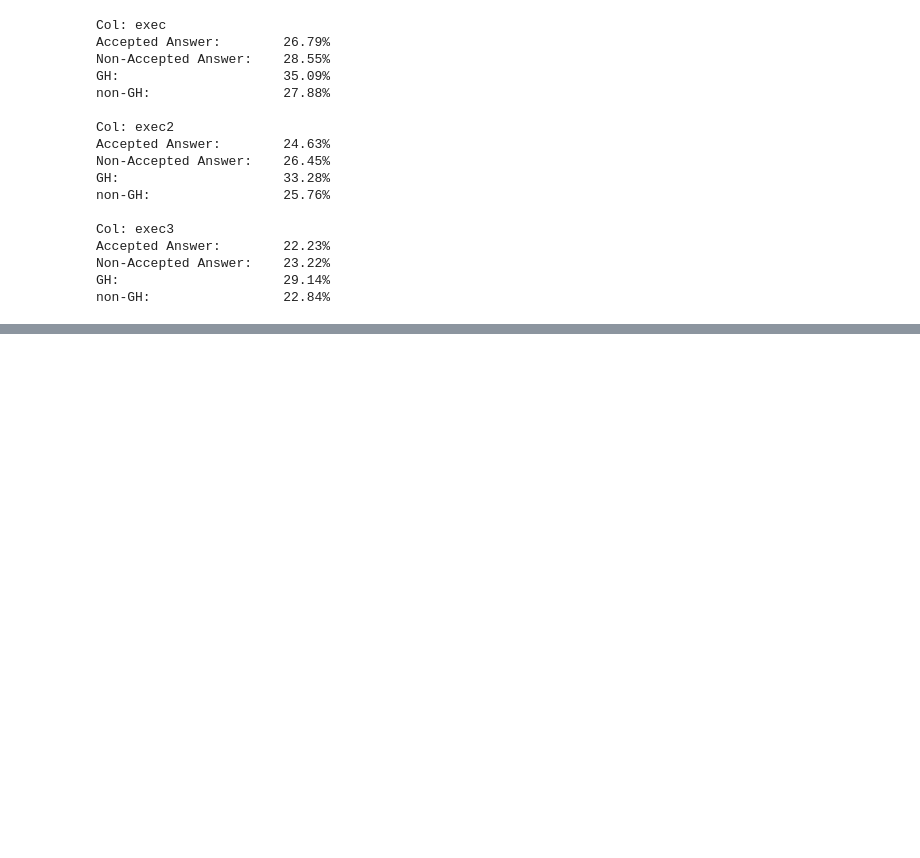
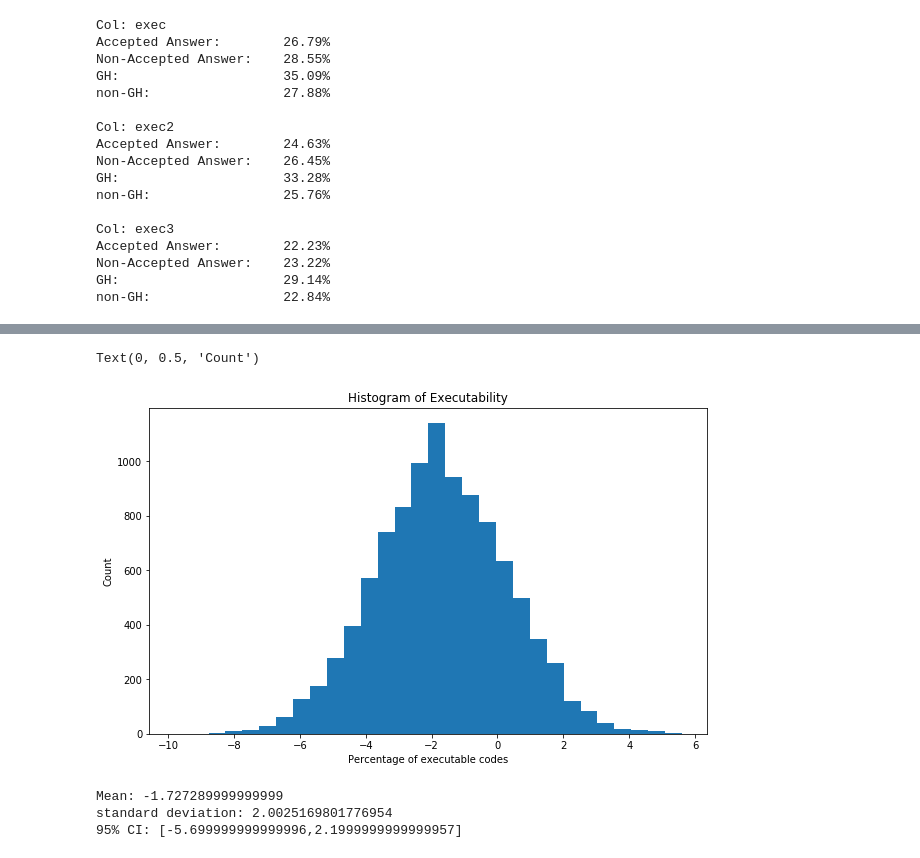
Before and after one commit to nimamahmoudi/msr2019-mining-challenge-webapp, a Jupyter notebook: data/stats2.ipynb, the cells around one changed output, grey strips where cells are left out. Drawn from its saved outputs; the diff is of its cells as text; code cells hidden in the pictures; blank space fills up the shorter version.

```diff
--- a/data/stats2.ipynb
+++ b/data/stats2.ipynb
@@ -66,0 +116,31 @@ non-GH:                 22.84%
+# %%
+n = 10000
+c = 1000
+per = np.zeros(n)
+for i in range(n):
+    dfs_aa = df_aa.sample(c, replace=True)
+    dfs_naa = df_naa.sample(c, replace=True)
+
+    peraa = float(sum(dfs_aa[e])) / float(c) * 100
+    pernaa = float(sum(dfs_naa[e])) / float(c) * 100
+
+    per[i] = peraa - pernaa
+# %%
+plt.figure(figsize=(10,6))
+plt.title('Histogram of Executability')
+plt.hist(per, 30)
+plt.xlabel('Percentage of executable codes')
+plt.ylabel('Count')
+# %% [output]
+Text(0, 0.5, 'Count')
+[figure, added]
+# %%
+print(f'Mean: {np.mean(per)}')
+print(f'standard deviation: {np.std(per)}')
+p25 = np.percentile(per, 2.5)
+p975 = np.percentile(per, 97.5)
+print(f'95% CI: [{p25},{p975}]')
+# %% [output]
+Mean: -1.727289999999999
+standard deviation: 2.0025169801776954
+95% CI: [-5.699999999999996,2.1999999999999957]
```
Also changed, not shown: parts of 8 cells of this notebook.
